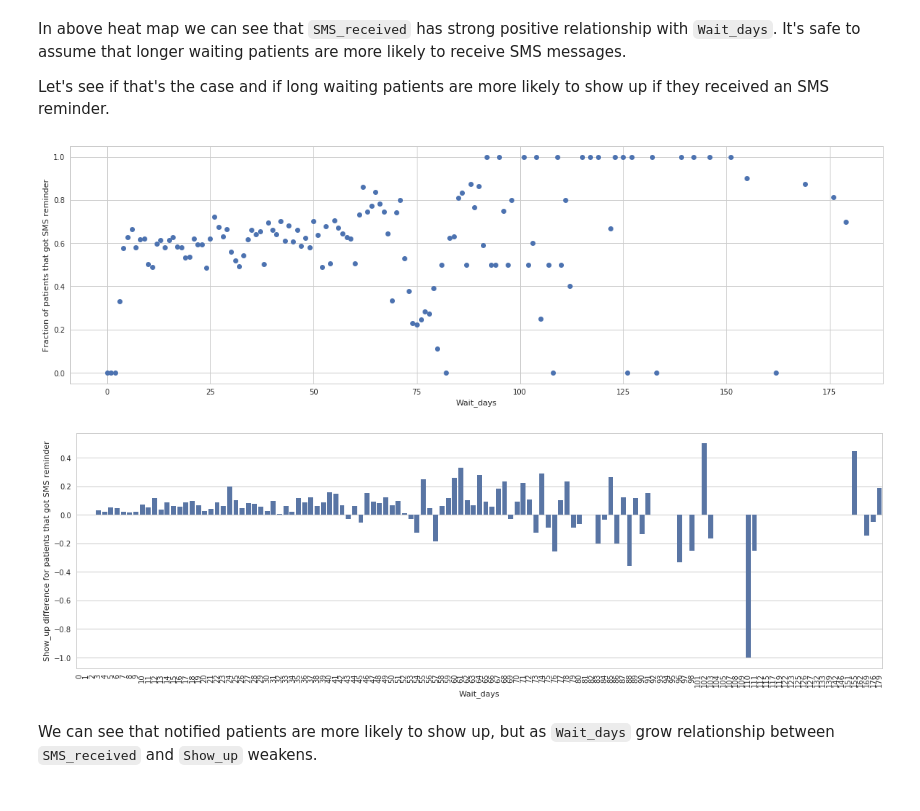
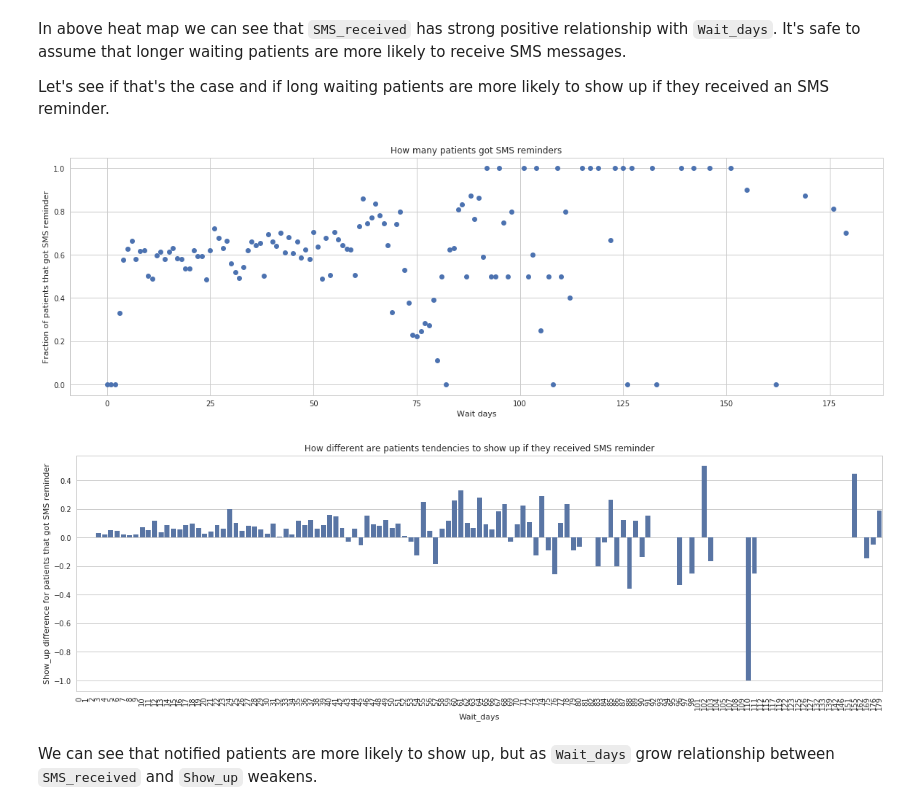
Before and after one commit to despacito123/data-analyst-nanodegree, a Jupyter notebook: 3. Investigate a Dataset/Investigate_a_Dataset.ipynb, the cells around one changed output. Cells and saved outputs as stored; diff of their text form; code cells hidden in the pictures.

```diff
--- a/3. Investigate a Dataset/Investigate_a_Dataset.ipynb
+++ b/3. Investigate a Dataset/Investigate_a_Dataset.ipynb
@@ -337,27 +339,29 @@ fig, ax = plt.subplots(figsize=(20, 6))
 
 # plot `SMS_received` against `Wait_days`
 plt.plot(df_wait_days['Wait_days'], df_wait_days['SMS_received'], 'bo')
-plt.xlabel('Wait_days')
+plt.title('How many patients got SMS reminders')
+plt.xlabel('Wait days')
 plt.ylabel('Fraction of patients that got SMS reminder');
 # %% [output]
-[figure, old version]
+[figure, new version]
 # %%
 # extract mean `Show_up` based on `Wait_days` and `SMS_received`
 df_received = df_cleaned.query('SMS_received == 1')[['Wait_days', 'Show_up']].groupby('Wait_days').mean()
 df_not_received = df_cleaned.query('SMS_received == 0')[['Wait_days', 'Show_up']].groupby('Wait_days').mean()
 
 # calculate how much more likely notified patients are to show up
 df_show_up_notified = (df_received['Show_up'] - df_not_received['Show_up']).reset_index()
 
 #set plot size
 fig, ax = plt.subplots(figsize=(20, 6))
 
 # plot how much more likely patients that received reminder were to show up based on wait time
 g = sns.barplot(data=df_show_up_notified, x='Wait_days', y='Show_up', color='b')
 g.set_xticklabels(rotation = 90, labels = df_show_up_notified['Wait_days'])
+plt.title('How different are patients tendencies to show up if they received SMS reminder')
 plt.ylabel('Show_up difference for patients that got SMS reminder');
 # %% [output]
-[figure, old version]
+[figure, new version]
 # %% [markdown]
 We can see that notified patients are more likely to show up, but as `Wait_days` grow relationship between `SMS_received` and `Show_up` weakens.
 # %% [markdown]
```
Also changed, not shown: parts of 7 cells of this notebook, 1 other file.
